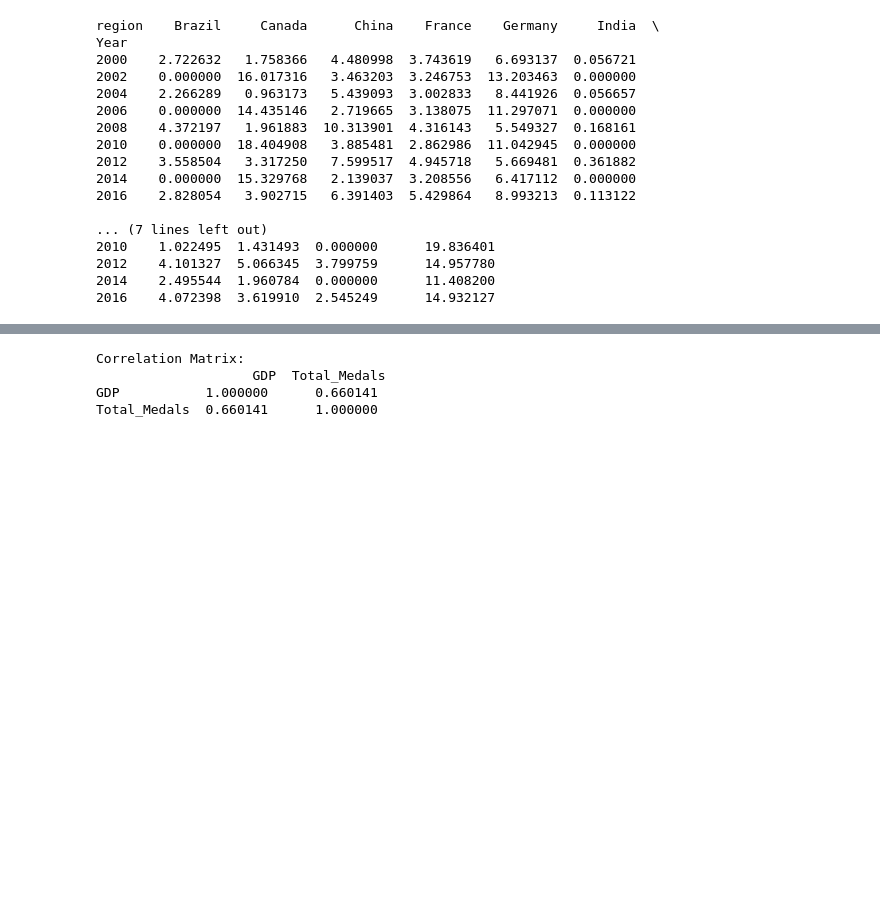
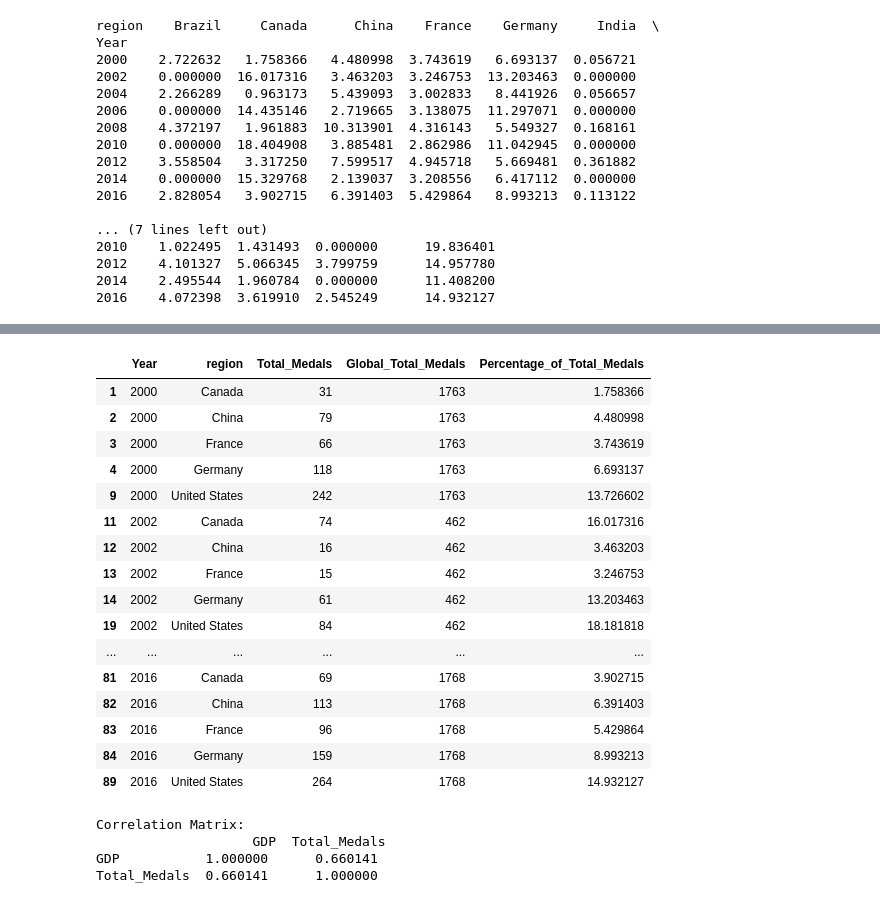
Before and after one commit to fabiohj7/DSA2-Final_Project, a Jupyter notebook: in_testing.ipynb, the cells around one changed output, grey strips where cells are left out. Saved outputs shown, nothing was run; the diff lists cells and outputs as text; code cells hidden in the pictures; blank space fills up the shorter version.

```diff
--- a/in_testing.ipynb
+++ b/in_testing.ipynb
@@ -869,3 +869,23 @@ plt.show()
+# %%
+top_5_medals_percentage
+# %% [output]
+|  | Year | region | Total_Medals | Global_Total_Medals | Percentage_of_Total_Medals |
+| 1 | 2000 | Canada | 31 | 1763 | 1.758366 |
+| 2 | 2000 | China | 79 | 1763 | 4.480998 |
+| 3 | 2000 | France | 66 | 1763 | 3.743619 |
+| 4 | 2000 | Germany | 118 | 1763 | 6.693137 |
+| 9 | 2000 | United States | 242 | 1763 | 13.726602 |
+| 11 | 2002 | Canada | 74 | 462 | 16.017316 |
+| 12 | 2002 | China | 16 | 462 | 3.463203 |
+| 13 | 2002 | France | 15 | 462 | 3.246753 |
+| 14 | 2002 | Germany | 61 | 462 | 13.203463 |
+| 19 | 2002 | United States | 84 | 462 | 18.181818 |
+| ... | ... | ... | ... | ... | ... |
+| 81 | 2016 | Canada | 69 | 1768 | 3.902715 |
+| 82 | 2016 | China | 113 | 1768 | 6.391403 |
+| 83 | 2016 | France | 96 | 1768 | 5.429864 |
+| 84 | 2016 | Germany | 159 | 1768 | 8.993213 |
+| 89 | 2016 | United States | 264 | 1768 | 14.932127 |
 # %%
 import seaborn as sns
 import matplotlib.pyplot as plt
```
Also changed, not shown: parts of 2 cells of this notebook.
